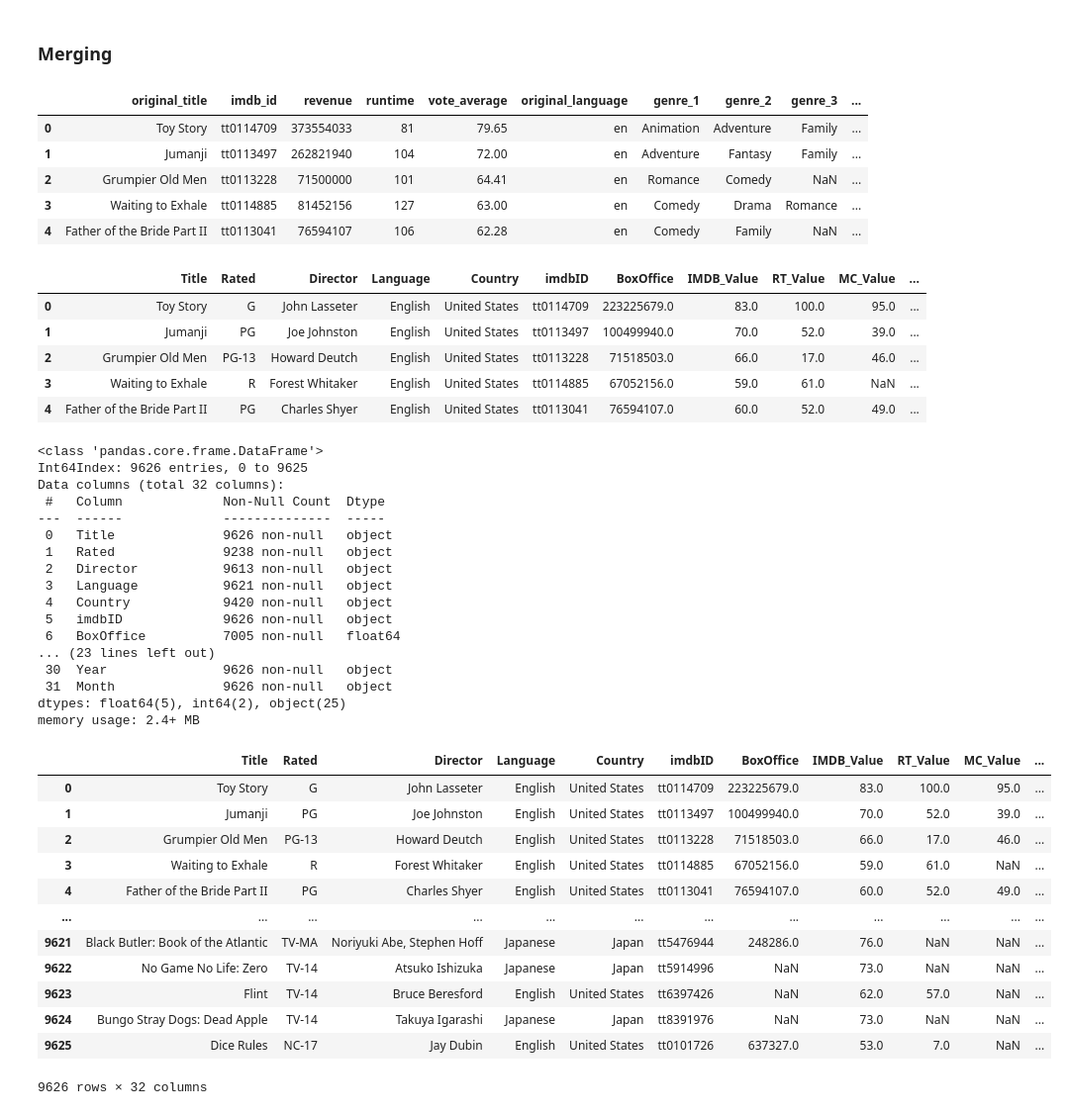
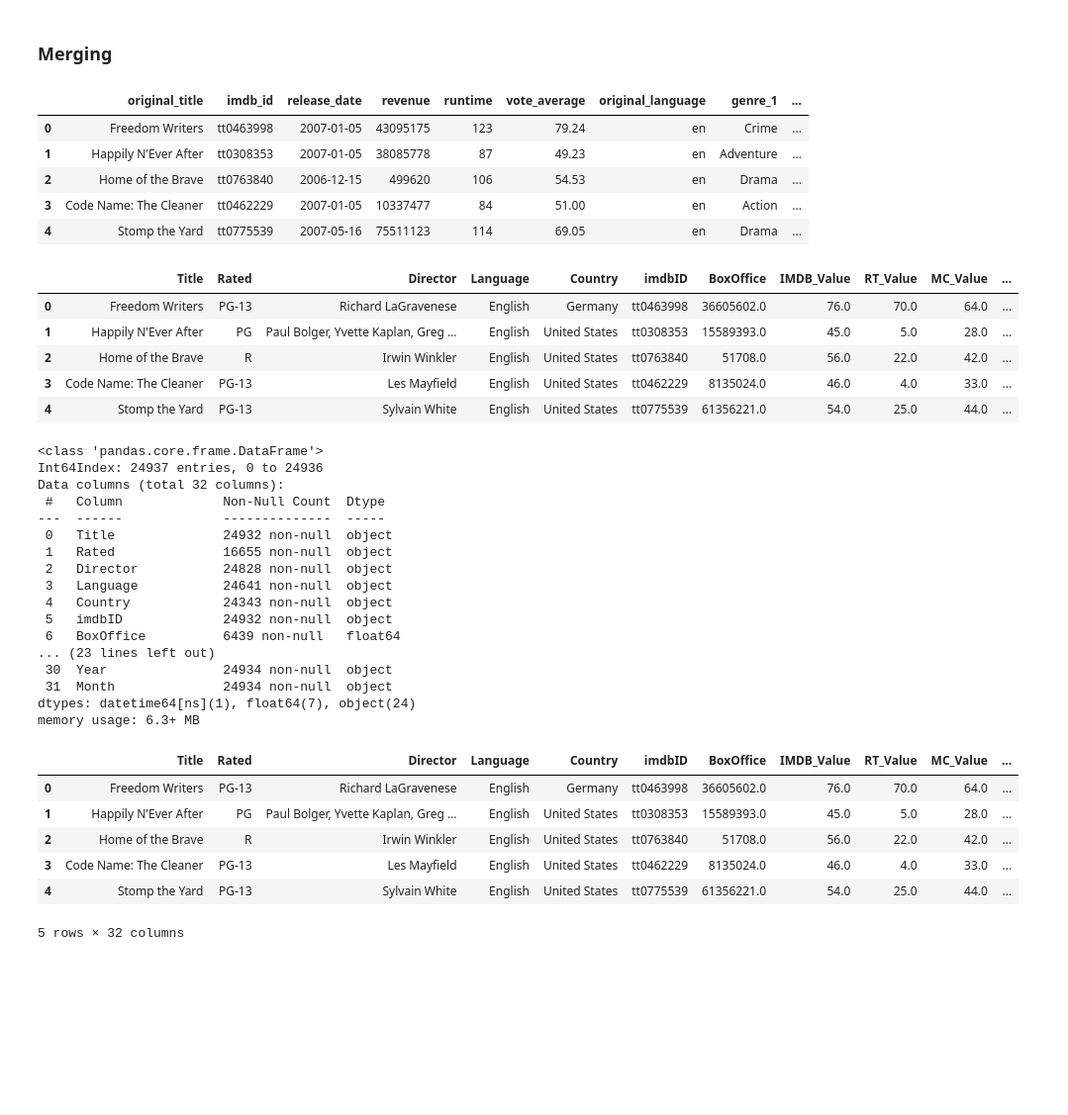
Before and after one commit to annleystanley/final_project, a Jupyter notebook: preparation/cleaning.ipynb, the cells around one changed output. Shown: that part at 99% size. Saved outputs shown, nothing was run; the diff lists cells and outputs as text; code cells hidden in the pictures; blank space fills up the shorter version.

```diff
--- a/preparation/cleaning.ipynb
+++ b/preparation/cleaning.ipynb
@@ -8,7 +11,7 @@ from ast import literal_eval
 ### TMDB Data
 # %%
 # Load dataset
-tmdb_df = pd.read_csv('../acquisition/tmdb_raw_data.csv')
+tmdb_df = pd.read_csv('../acquisition/25k_tmdb_raw_data.csv')
 # %%
 tmdb_df.head()
 # %% [output]
@@ -197,8 +200,3 @@ memory usage: 1.3+ MB
 # %%
 # converting release date to datetime
 tmdb_df['release_date'] = pd.to_datetime(tmdb_df['release_date'])
-# %%
-# splitting date into year and month
-tmdb_df['Year'] = tmdb_df['release_date'].dt.strftime('%Y')
-tmdb_df['Month'] = tmdb_df['release_date'].dt.strftime('%m')
-tmdb_df.drop(columns='release_date', inplace=True)
@@ -266,7 +282,7 @@ tmdb_df.to_csv('tmdb_df_cleaned.csv', index=False)
 ### OMDB Data
 # %%
 # Load dataset
-omdb_df = pd.read_csv('../acquisition/omdb_raw_data.csv')
+omdb_df = pd.read_csv('../acquisition/25k_omdb_raw_data.csv')
 # %%
 omdb_df.head()
 # %% [output]
@@ -571,59 +587,53 @@ omdb_df.to_csv('omdb_df_cleaned.csv', index=False)
 # %%
 tmdb_df.head()
 # %% [output]
-|  | original_title | imdb_id | revenue | runtime | vote_average | original_language | genre_1 | genre_2 | genre_3 | ... |
-| 0 | Toy Story | tt0114709 | 373554033 | 81 | 79.65 | en | Animation | Adventure | Family | ... |
-| 1 | Jumanji | tt0113497 | 262821940 | 104 | 72.00 | en | Adventure | Fantasy | Family | ... |
-| 2 | Grumpier Old Men | tt0113228 | 71500000 | 101 | 64.41 | en | Romance | Comedy | NaN | ... |
-| 3 | Waiting to Exhale | tt0114885 | 81452156 | 127 | 63.00 | en | Comedy | Drama | Romance | ... |
-| 4 | Father of the Bride Part II | tt0113041 | 76594107 | 106 | 62.28 | en | Comedy | Family | NaN | ... |
+|  | original_title | imdb_id | release_date | revenue | runtime | vote_average | original_language | genre_1 | ... |
+| 0 | Freedom Writers | tt0463998 | 2007-01-05 | 43095175 | 123 | 79.24 | en | Crime | ... |
+| 1 | Happily N'Ever After | tt0308353 | 2007-01-05 | 38085778 | 87 | 49.23 | en | Adventure | ... |
+| 2 | Home of the Brave | tt0763840 | 2006-12-15 | 499620 | 106 | 54.53 | en | Drama | ... |
+| 3 | Code Name: The Cleaner | tt0462229 | 2007-01-05 | 10337477 | 84 | 51.00 | en | Action | ... |
+| 4 | Stomp the Yard | tt0775539 | 2007-05-16 | 75511123 | 114 | 69.05 | en | Drama | ... |
 # %%
 omdb_df.head()
 # %% [output]
 |  | Title | Rated | Director | Language | Country | imdbID | BoxOffice | IMDB_Value | RT_Value | MC_Value | ... |
-| 0 | Toy Story | G | John Lasseter | English | United States | tt0114709 | 223225679.0 | 83.0 | 100.0 | 95.0 | ... |
-| 1 | Jumanji | PG | Joe Johnston | English | United States | tt0113497 | 100499940.0 | 70.0 | 52.0 | 39.0 | ... |
-| 2 | Grumpier Old Men | PG-13 | Howard Deutch | English | United States | tt0113228 | 71518503.0 | 66.0 | 17.0 | 46.0 | ... |
-| 3 | Waiting to Exhale | R | Forest Whitaker | English | United States | tt0114885 | 67052156.0 | 59.0 | 61.0 | NaN | ... |
-| 4 | Father of the Bride Part II | PG | Charles Shyer | English | United States | tt0113041 | 76594107.0 | 60.0 | 52.0 | 49.0 | ... |
+| 0 | Freedom Writers | PG-13 | Richard LaGravenese | English | Germany | tt0463998 | 36605602.0 | 76.0 | 70.0 | 64.0 | ... |
+| 1 | Happily N'Ever After | PG | Paul Bolger, Yvette Kaplan, Greg ... | English | United States | tt0308353 | 15589393.0 | 45.0 | 5.0 | 28.0 | ... |
+| 2 | Home of the Brave | R | Irwin Winkler | English | United States | tt0763840 | 51708.0 | 56.0 | 22.0 | 42.0 | ... |
+| 3 | Code Name: The Cleaner | PG-13 | Les Mayfield | English | United States | tt0462229 | 8135024.0 | 46.0 | 4.0 | 33.0 | ... |
+| 4 | Stomp the Yard | PG-13 | Sylvain White | English | United States | tt0775539 | 61356221.0 | 54.0 | 25.0 | 44.0 | ... |
 # %%
-final_df = pd.merge(omdb_df, tmdb_df,
+merged_df = pd.merge(omdb_df, tmdb_df,
                    how='outer',
                    left_on=['imdbID'],
                    right_on=['imdb_id'])
 # %%
-final_df.info()
+merged_df.info()
 # %% [output]
 <class 'pandas.core.frame.DataFrame'>
-Int64Index: 9626 entries, 0 to 9625
+Int64Index: 24937 entries, 0 to 24936
 Data columns (total 32 columns):
  #   Column             Non-Null Count  Dtype
 ---  ------             --------------  -----
- 0   Title              9626 non-null   object
- 1   Rated              9238 non-null   object
- 2   Director           9613 non-null   object
- 3   Language           9621 non-null   object
- 4   Country            9420 non-null   object
- 5   imdbID             9626 non-null   object
- 6   BoxOffice          7005 non-null   float64
+ 0   Title              24932 non-null  object
+ 1   Rated              16655 non-null  object
+ 2   Director           24828 non-null  object
+ 3   Language           24641 non-null  object
+ 4   Country            24343 non-null  object
+ 5   imdbID             24932 non-null  object
+ 6   BoxOffice          6439 non-null   float64
 ... (23 lines left out)
- 30  Year               9626 non-null   object
- 31  Month              9626 non-null   object
-dtypes: float64(5), int64(2), object(25)
-memory usage: 2.4+ MB
+ 30  Year               24934 non-null  object
+ 31  Month              24934 non-null  object
+dtypes: datetime64[ns](1), float64(7), object(24)
+memory usage: 6.3+ MB
 # %%
-final_df
+merged_df.head()
 # %% [output]
 |  | Title | Rated | Director | Language | Country | imdbID | BoxOffice | IMDB_Value | RT_Value | MC_Value | ... |
-| 0 | Toy Story | G | John Lasseter | English | United States | tt0114709 | 223225679.0 | 83.0 | 100.0 | 95.0 | ... |
-| 1 | Jumanji | PG | Joe Johnston | English | United States | tt0113497 | 100499940.0 | 70.0 | 52.0 | 39.0 | ... |
-| 2 | Grumpier Old Men | PG-13 | Howard Deutch | English | United States | tt0113228 | 71518503.0 | 66.0 | 17.0 | 46.0 | ... |
-| 3 | Waiting to Exhale | R | Forest Whitaker | English | United States | tt0114885 | 67052156.0 | 59.0 | 61.0 | NaN | ... |
-| 4 | Father of the Bride Part II | PG | Charles Shyer | English | United States | tt0113041 | 76594107.0 | 60.0 | 52.0 | 49.0 | ... |
-| ... | ... | ... | ... | ... | ... | ... | ... | ... | ... | ... | ... |
-| 9621 | Black Butler: Book of the Atlantic | TV-MA | Noriyuki Abe, Stephen Hoff | Japanese | Japan | tt5476944 | 248286.0 | 76.0 | NaN | NaN | ... |
-| 9622 | No Game No Life: Zero | TV-14 | Atsuko Ishizuka | Japanese | Japan | tt5914996 | NaN | 73.0 | NaN | NaN | ... |
-| 9623 | Flint | TV-14 | Bruce Beresford | English | United States | tt6397426 | NaN | 62.0 | 57.0 | NaN | ... |
-| 9624 | Bungo Stray Dogs: Dead Apple | TV-14 | Takuya Igarashi | Japanese | Japan | tt8391976 | NaN | 73.0 | NaN | NaN | ... |
-| 9625 | Dice Rules | NC-17 | Jay Dubin | English | United States | tt0101726 | 637327.0 | 53.0 | 7.0 | NaN | ... |
+| 0 | Freedom Writers | PG-13 | Richard LaGravenese | English | Germany | tt0463998 | 36605602.0 | 76.0 | 70.0 | 64.0 | ... |
+| 1 | Happily N'Ever After | PG | Paul Bolger, Yvette Kaplan, Greg ... | English | United States | tt0308353 | 15589393.0 | 45.0 | 5.0 | 28.0 | ... |
+| 2 | Home of the Brave | R | Irwin Winkler | English | United States | tt0763840 | 51708.0 | 56.0 | 22.0 | 42.0 | ... |
+| 3 | Code Name: The Cleaner | PG-13 | Les Mayfield | English | United States | tt0462229 | 8135024.0 | 46.0 | 4.0 | 33.0 | ... |
+| 4 | Stomp the Yard | PG-13 | Sylvain White | English | United States | tt0775539 | 61356221.0 | 54.0 | 25.0 | 44.0 | ... |
-9626 rows × 32 columns
+5 rows × 32 columns
```
Also changed, not shown: parts of 241 cells of this notebook, 9 other files.
